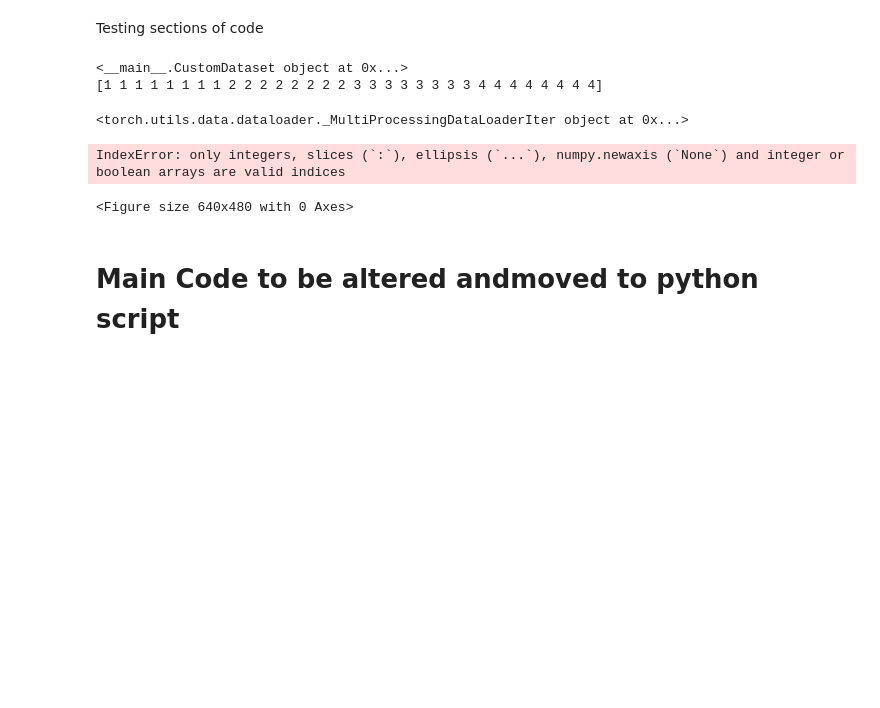
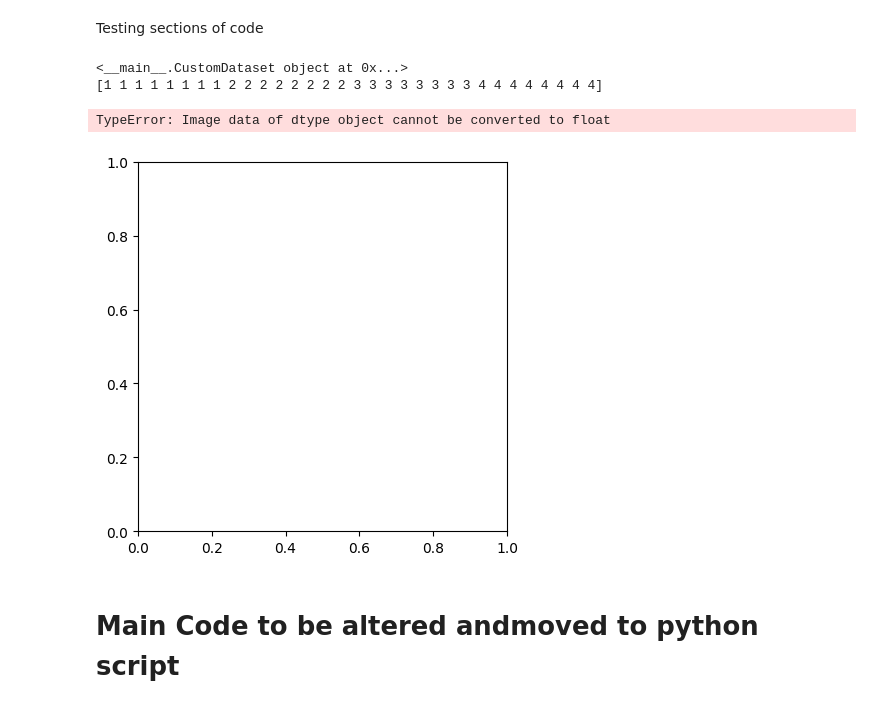
Before and after one commit to VeronicaObodozie/ENEL645-Data-Mining-and-Machine-Learning, a Jupyter notebook: Assignment 2/CodeBuild.ipynb, the cells around one changed output. Saved outputs shown, nothing was run; the diff lists cells and outputs as text; code cells hidden in the pictures; blank space fills up the shorter version.

Commit message:
dataloader issues

```diff
--- a/Assignment 2/CodeBuild.ipynb
+++ b/Assignment 2/CodeBuild.ipynb
@@ -197,40 +197,40 @@ learning_rate = 1e-3
 num_workers = 2
 nepochs = 20 #"Use it to chane iterations"
 best_loss = 1e+20
 
 #Resnet 50
 
 transform = transforms.Compose([
 	transforms.Resize((224)),
 	transforms.ToTensor(),
 	transforms.Normalize(mean=[0.485, 0.456, 0.406], std=[0.229, 0.224, 0.225]),
 ])
 
 tokenizer = DistilBertTokenizer.from_pretrained('distilbert-base-uncased')
 max_len = 24
 
 #Dataset has been pre-split, load all data sets.
 train_dataset = CustomDataset(TRAIN_PATH, max_len, tokenizer, transform=transform)
 # Get the data loader for the train set
 trainloader = DataLoader(train_dataset, batch_size=batch_size, shuffle=True, num_workers=num_workers)
 print(train_dataset)
 #classes = ('green', 'blue', 'black', 'other')
-class_names = train_dataset.labels
-print(class_names)
+#class_names = train_dataset.labels
+#print(class_names)
 
 # get some random training images
 train_iterator = iter(trainloader)
-#train_batch = next(train_iterator)
+train_batch =
+
 # show images
 plt.figure()
-plt.imshow(train_dataset['image'])
+plt.imshow(train_dataset)
 plt.show()
 # %% [output]
 <__main__.CustomDataset object at 0x...>
 [1 1 1 1 1 1 1 1 2 2 2 2 2 2 2 2 3 3 3 3 3 3 3 3 4 4 4 4 4 4 4 4]
-<torch.utils.data.dataloader._MultiProcessingDataLoaderIter object at 0x...>
+TypeError: Image data of dtype object cannot be converted to float
-IndexError: only integers, slices (`:`), ellipsis (`...`), numpy.newaxis (`None`) and integer or boolean arrays are valid indices
-<Figure size 640x480 with 0 Axes>
+[figure, added]
 # %%
 # Testing the Model
 net = GarbageModel(4, (3,224,224), True)
```
